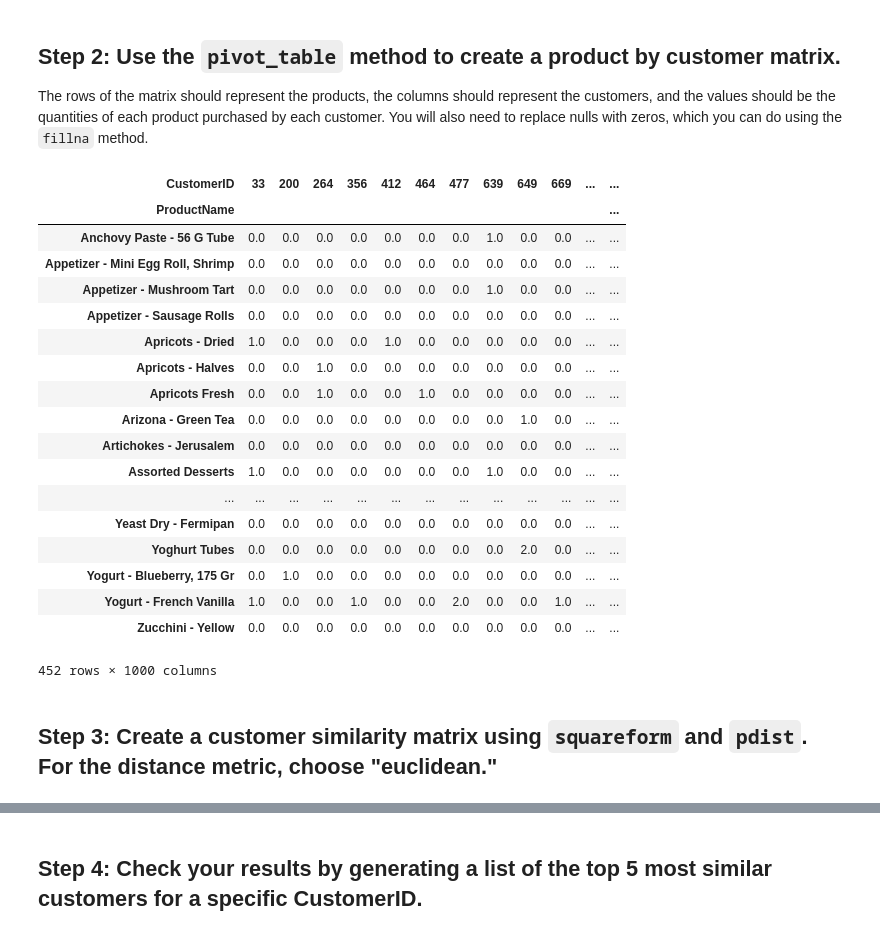
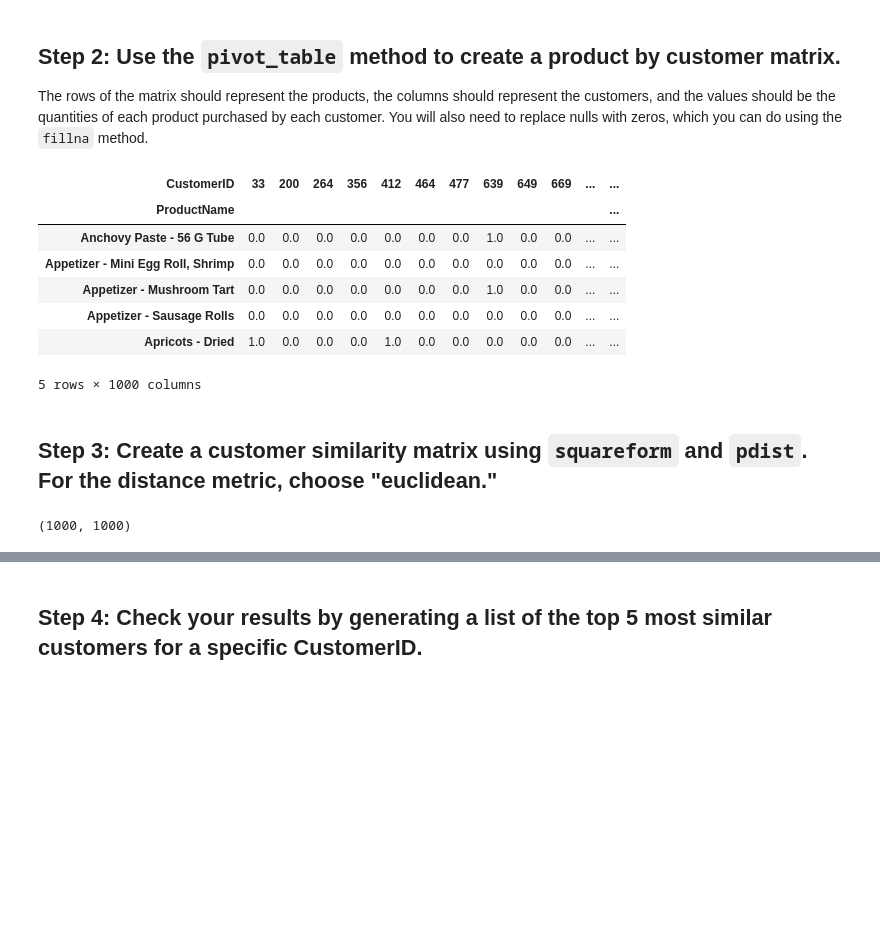
Before and after one commit to ta-data-mex/lab-intro-recommender-systems, a Jupyter notebook: your-code/main.ipynb, the cells around one changed output, grey strips where cells are left out. Drawn from its saved outputs; the diff is of its cells as text; code cells hidden in the pictures; blank space fills up the shorter version.

```diff
--- a/your-code/main.ipynb
+++ b/your-code/main.ipynb
@@ -10,6 +9,6 @@ import numpy as np
 from scipy.spatial.distance import pdist, squareform
 # %%
-data = pd.read_csv('../data/customer_product_sales.csv')
+data = pd.read_csv('customer_product_sales.csv')
 # %%
 data.head()
 # %% [output]
@@ -59,31 +38,22 @@ Name: Quantity, Length: 63628, dtype: int64
 
 The rows of the matrix should represent the products, the columns should represent the customers, and the values should be the quantities of each product purchased by each customer. You will also need to replace nulls with zeros, which you can do using the `fillna` method.
 # %%
-datos = pd.pivot_table(data, index="ProductName", columns="CustomerID", values="Quantity", aggfunc=np.sum)
-datos.fillna(0, inplace=True)
+Quantity3 = pd.pivot_table(data, index='ProductName', columns='CustomerID', values='Quantity').fillna(0)
+Quantity3.head()
+# %% [output]
+| CustomerID | 33 | 200 | 264 | 356 | 412 | 464 | 477 | 639 | 649 | 669 | ... | ... |
+| ProductName |  |  |  |  |  |  |  |  |  |  |  | ... |
+| Anchovy Paste - 56 G Tube | 0.0 | 0.0 | 0.0 | 0.0 | 0.0 | 0.0 | 0.0 | 1.0 | 0.0 | 0.0 | ... | ... |
+| Appetizer - Mini Egg Roll, Shrimp | 0.0 | 0.0 | 0.0 | 0.0 | 0.0 | 0.0 | 0.0 | 0.0 | 0.0 | 0.0 | ... | ... |
+| Appetizer - Mushroom Tart | 0.0 | 0.0 | 0.0 | 0.0 | 0.0 | 0.0 | 0.0 | 1.0 | 0.0 | 0.0 | ... | ... |
+| Appetizer - Sausage Rolls | 0.0 | 0.0 | 0.0 | 0.0 | 0.0 | 0.0 | 0.0 | 0.0 | 0.0 | 0.0 | ... | ... |
+| Apricots - Dried | 1.0 | 0.0 | 0.0 | 0.0 | 1.0 | 0.0 | 0.0 | 0.0 | 0.0 | 0.0 | ... | ... |
+5 rows × 1000 columns
-# %%
-datos
-# %% [output]
-| CustomerID | 33 | 200 | 264 | 356 | 412 | 464 | 477 | 639 | 649 | 669 | ... | ... |
-| ProductName |  |  |  |  |  |  |  |  |  |  |  | ... |
-| Anchovy Paste - 56 G Tube | 0.0 | 0.0 | 0.0 | 0.0 | 0.0 | 0.0 | 0.0 | 1.0 | 0.0 | 0.0 | ... | ... |
-| Appetizer - Mini Egg Roll, Shrimp | 0.0 | 0.0 | 0.0 | 0.0 | 0.0 | 0.0 | 0.0 | 0.0 | 0.0 | 0.0 | ... | ... |
-| Appetizer - Mushroom Tart | 0.0 | 0.0 | 0.0 | 0.0 | 0.0 | 0.0 | 0.0 | 1.0 | 0.0 | 0.0 | ... | ... |
-| Appetizer - Sausage Rolls | 0.0 | 0.0 | 0.0 | 0.0 | 0.0 | 0.0 | 0.0 | 0.0 | 0.0 | 0.0 | ... | ... |
-| Apricots - Dried | 1.0 | 0.0 | 0.0 | 0.0 | 1.0 | 0.0 | 0.0 | 0.0 | 0.0 | 0.0 | ... | ... |
-| Apricots - Halves | 0.0 | 0.0 | 1.0 | 0.0 | 0.0 | 0.0 | 0.0 | 0.0 | 0.0 | 0.0 | ... | ... |
-| Apricots Fresh | 0.0 | 0.0 | 1.0 | 0.0 | 0.0 | 1.0 | 0.0 | 0.0 | 0.0 | 0.0 | ... | ... |
-| Arizona - Green Tea | 0.0 | 0.0 | 0.0 | 0.0 | 0.0 | 0.0 | 0.0 | 0.0 | 1.0 | 0.0 | ... | ... |
-| Artichokes - Jerusalem | 0.0 | 0.0 | 0.0 | 0.0 | 0.0 | 0.0 | 0.0 | 0.0 | 0.0 | 0.0 | ... | ... |
-| Assorted Desserts | 1.0 | 0.0 | 0.0 | 0.0 | 0.0 | 0.0 | 0.0 | 1.0 | 0.0 | 0.0 | ... | ... |
-| ... | ... | ... | ... | ... | ... | ... | ... | ... | ... | ... | ... | ... |
-| Yeast Dry - Fermipan | 0.0 | 0.0 | 0.0 | 0.0 | 0.0 | 0.0 | 0.0 | 0.0 | 0.0 | 0.0 | ... | ... |
-| Yoghurt Tubes | 0.0 | 0.0 | 0.0 | 0.0 | 0.0 | 0.0 | 0.0 | 0.0 | 2.0 | 0.0 | ... | ... |
-| Yogurt - Blueberry, 175 Gr | 0.0 | 1.0 | 0.0 | 0.0 | 0.0 | 0.0 | 0.0 | 0.0 | 0.0 | 0.0 | ... | ... |
-| Yogurt - French Vanilla | 1.0 | 0.0 | 0.0 | 1.0 | 0.0 | 0.0 | 2.0 | 0.0 | 0.0 | 1.0 | ... | ... |
-| Zucchini - Yellow | 0.0 | 0.0 | 0.0 | 0.0 | 0.0 | 0.0 | 0.0 | 0.0 | 0.0 | 0.0 | ... | ... |
-452 rows × 1000 columns
 # %% [markdown]
 ## Step 3: Create a customer similarity matrix using `squareform` and `pdist`. For the distance metric, choose "euclidean."
 # %%
-distances = pd.DataFrame(1/(1 + squareform(pdist(datos.T, 'euclidean'))), index=datos.columns, columns=datos.columns)
+distances = pd.DataFrame(1/(1 + squareform(pdist(Quantity3.T, 'euclidean'))),
+                         index=Quantity3.columns, columns=Quantity3.columns)
+distances.shape
+# %% [output]
+(1000, 1000)
```
Also changed, not shown: parts of 24 cells of this notebook.
